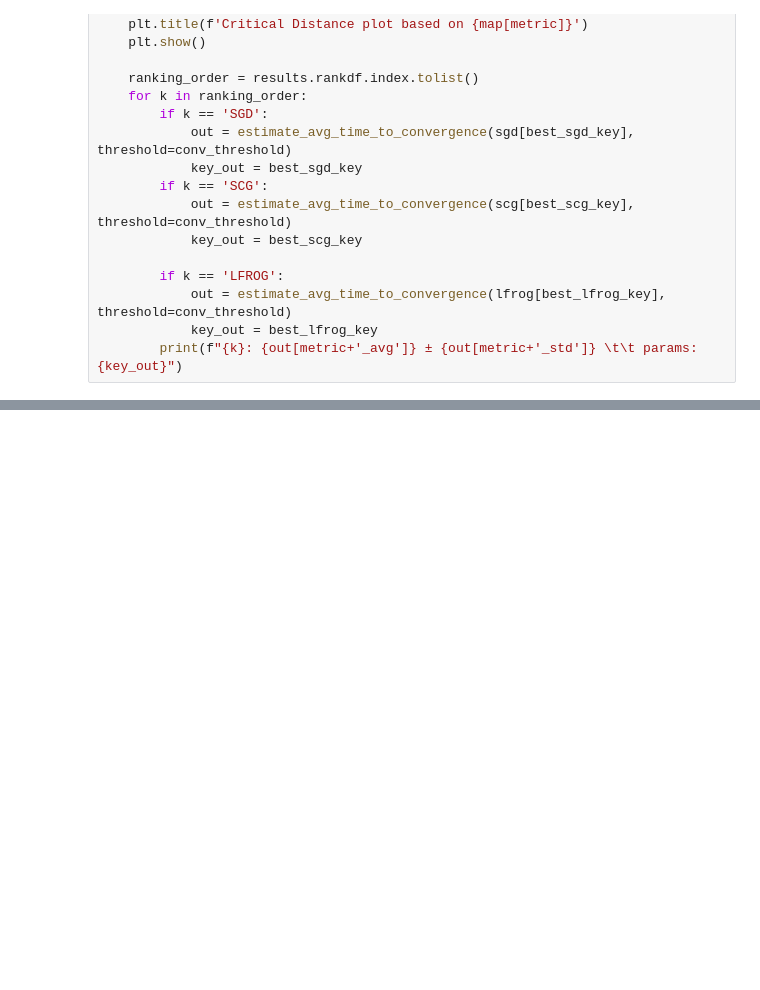
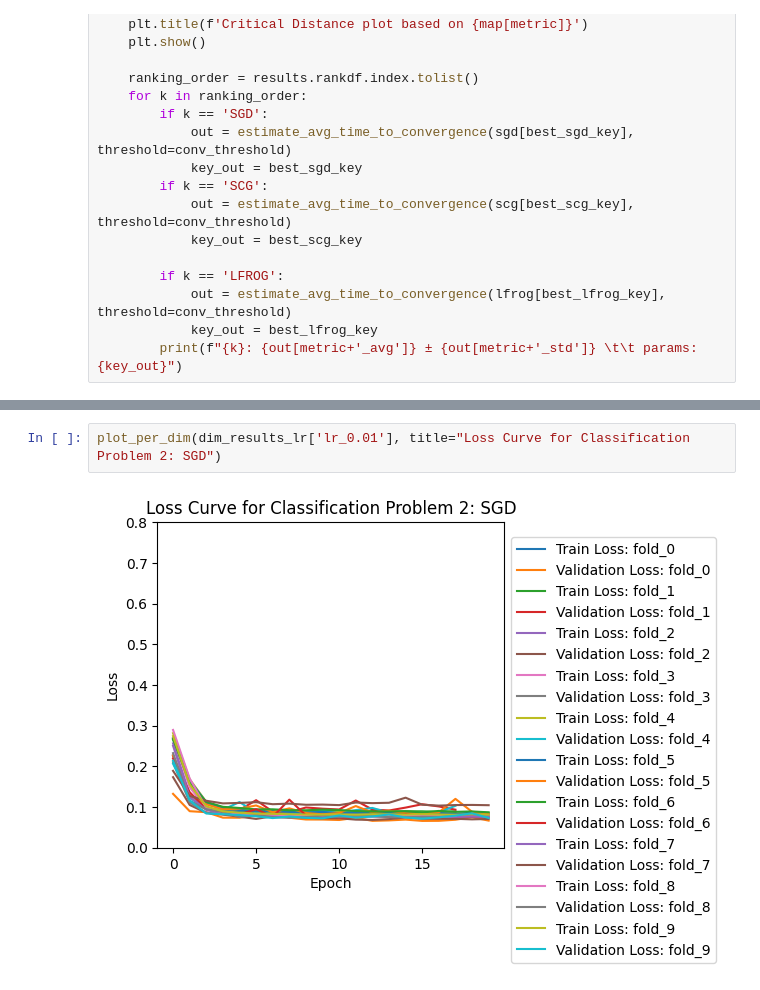
Before and after one commit to charliedekock12/ml_assign3, a Jupyter notebook: src/classification_2.ipynb, the cells around one changed output, grey strips where cells are left out. Drawn from its saved outputs; the diff is of its cells as text; blank space fills up the shorter version.

```diff
--- a/src/classification_2.ipynb
+++ b/src/classification_2.ipynb
@@ -833,0 +842,4 @@ def stat_tests(sgd, scg, lfrog, metric, signifigance_level = 0.05, conv_threshol
+# %%
+plot_per_dim(dim_results_lr['lr_0.01'], title="Loss Curve for Classification Problem 2: SGD")
+# %% [output]
+[figure, added]
```
Also changed, not shown: parts of 10 cells of this notebook, 2 other files.
